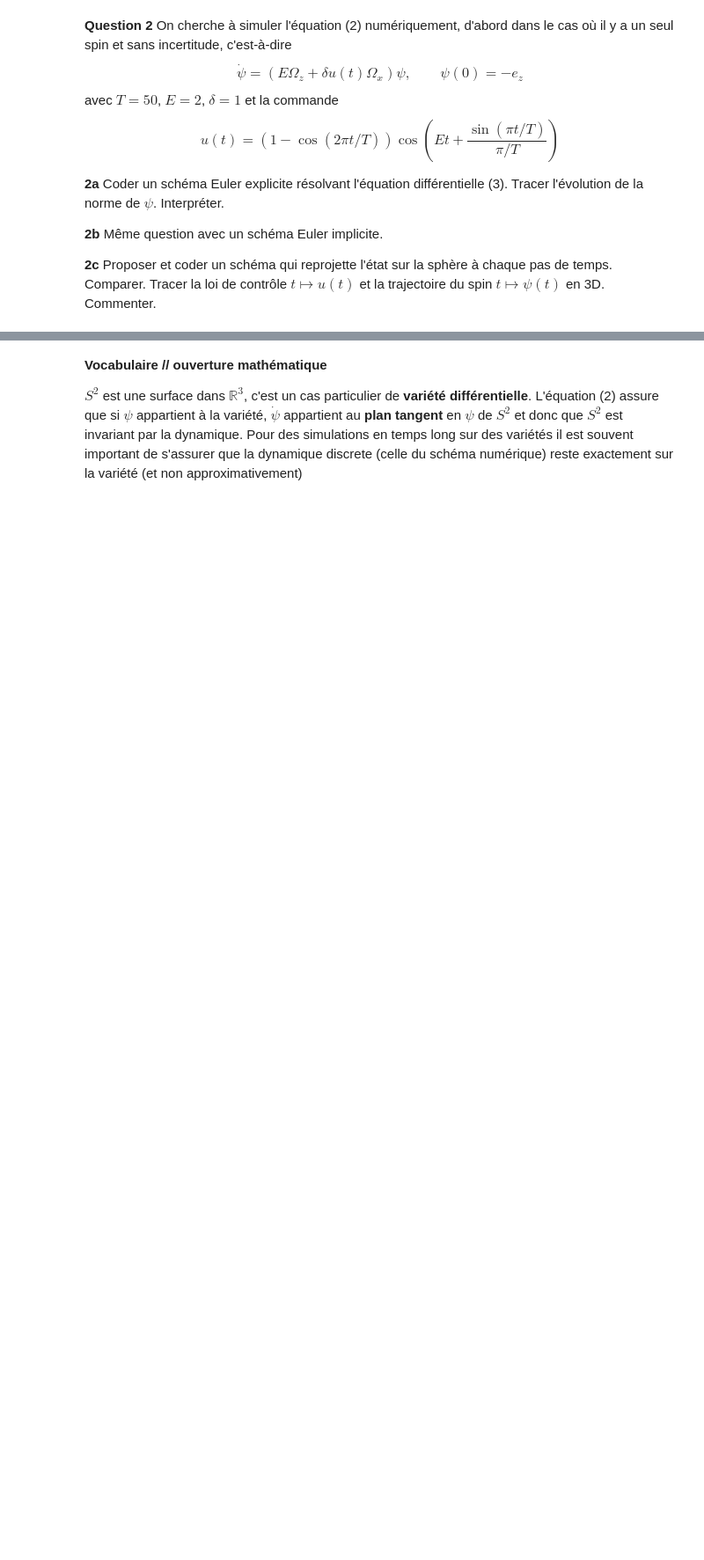
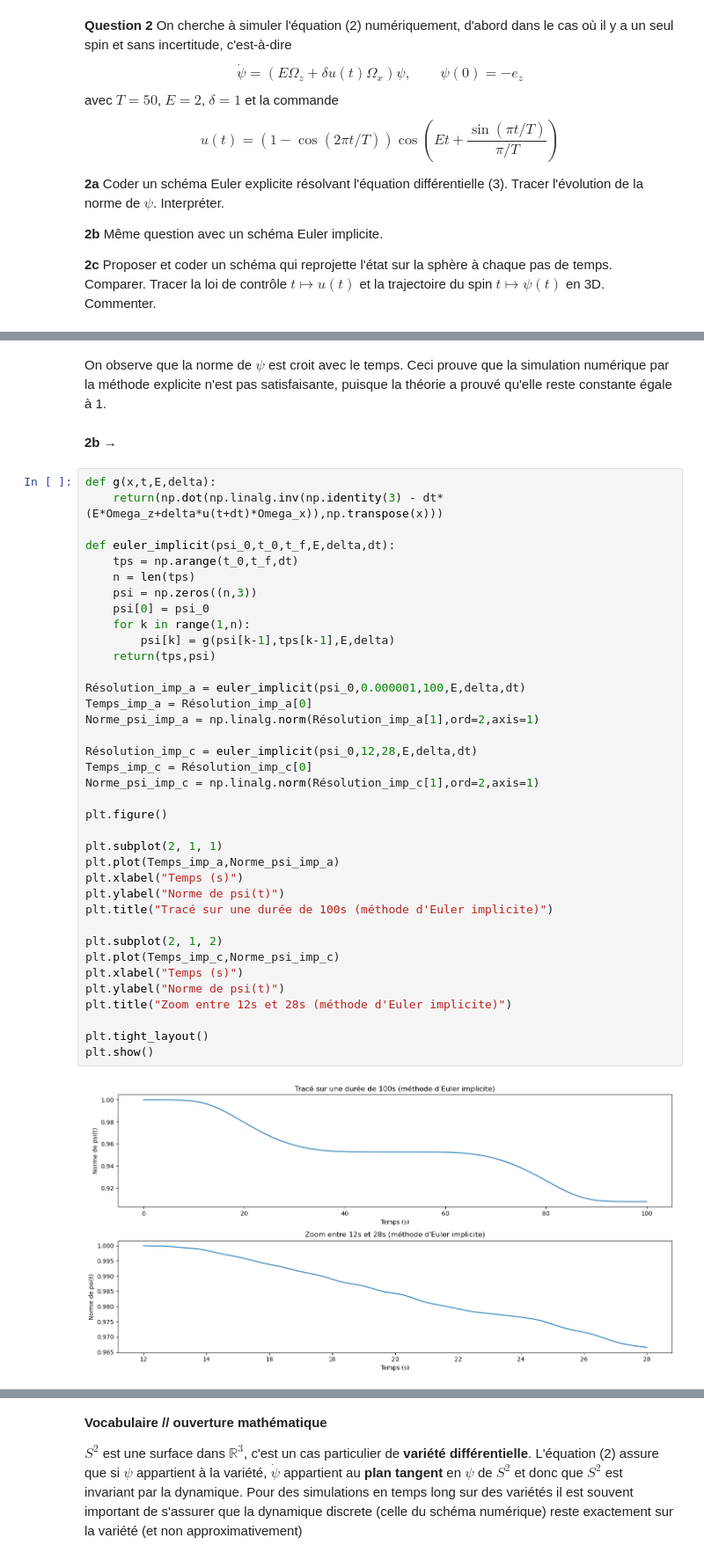
Before and after one commit to bavrillon/Projet-Maths-2---Equations-Diff-rentielles, a Jupyter notebook: Projet ED - Groupe 28.ipynb, the cells around one changed output, grey strips where cells are left out. Shown at 88% size. Drawn from its saved outputs; the diff is of its cells as text; blank space fills up the shorter version.

```diff
--- a/Projet ED - Groupe 28.ipynb
+++ b/Projet ED - Groupe 28.ipynb
@@ -111,0 +192,43 @@ def euler_projete(psi_0,t_0,t_f,E,delta,dt):
+# %% [markdown]
+On observe que la norme de $\psi$ est croit avec le temps. Ceci prouve que la simulation numérique par la méthode explicite n'est pas satisfaisante, puisque la théorie a prouvé qu'elle reste constante égale à 1.
+# %% [markdown]
+**2b →**
+# %%
+def g(x,t,E,delta):
+    return(np.dot(np.linalg.inv(np.identity(3) - dt*(E*Omega_z+delta*u(t+dt)*Omega_x)),np.transpose(x)))
+
+def euler_implicit(psi_0,t_0,t_f,E,delta,dt):
+    tps = np.arange(t_0,t_f,dt)
+    n = len(tps)
+    psi = np.zeros((n,3))
+    psi[0] = psi_0
+    for k in range(1,n):
+        psi[k] = g(psi[k-1],tps[k-1],E,delta)
+    return(tps,psi)
+
+Résolution_imp_a = euler_implicit(psi_0,0.000001,100,E,delta,dt)
+Temps_imp_a = Résolution_imp_a[0]
+Norme_psi_imp_a = np.linalg.norm(Résolution_imp_a[1],ord=2,axis=1)
+
+Résolution_imp_c = euler_implicit(psi_0,12,28,E,delta,dt)
+Temps_imp_c = Résolution_imp_c[0]
+Norme_psi_imp_c = np.linalg.norm(Résolution_imp_c[1],ord=2,axis=1)
+
+plt.figure()
+
+plt.subplot(2, 1, 1)
+plt.plot(Temps_imp_a,Norme_psi_imp_a)
+plt.xlabel("Temps (s)")
+plt.ylabel("Norme de psi(t)")
+plt.title("Tracé sur une durée de 100s (méthode d'Euler implicite)")
+
+plt.subplot(2, 1, 2)
+plt.plot(Temps_imp_c,Norme_psi_imp_c)
+plt.xlabel("Temps (s)")
+plt.ylabel("Norme de psi(t)")
+plt.title("Zoom entre 12s et 28s (méthode d'Euler implicite)")
+
+plt.tight_layout()
+plt.show()
+# %% [output]
+[figure, added]
```
Also changed, not shown: parts of 27 cells of this notebook.
